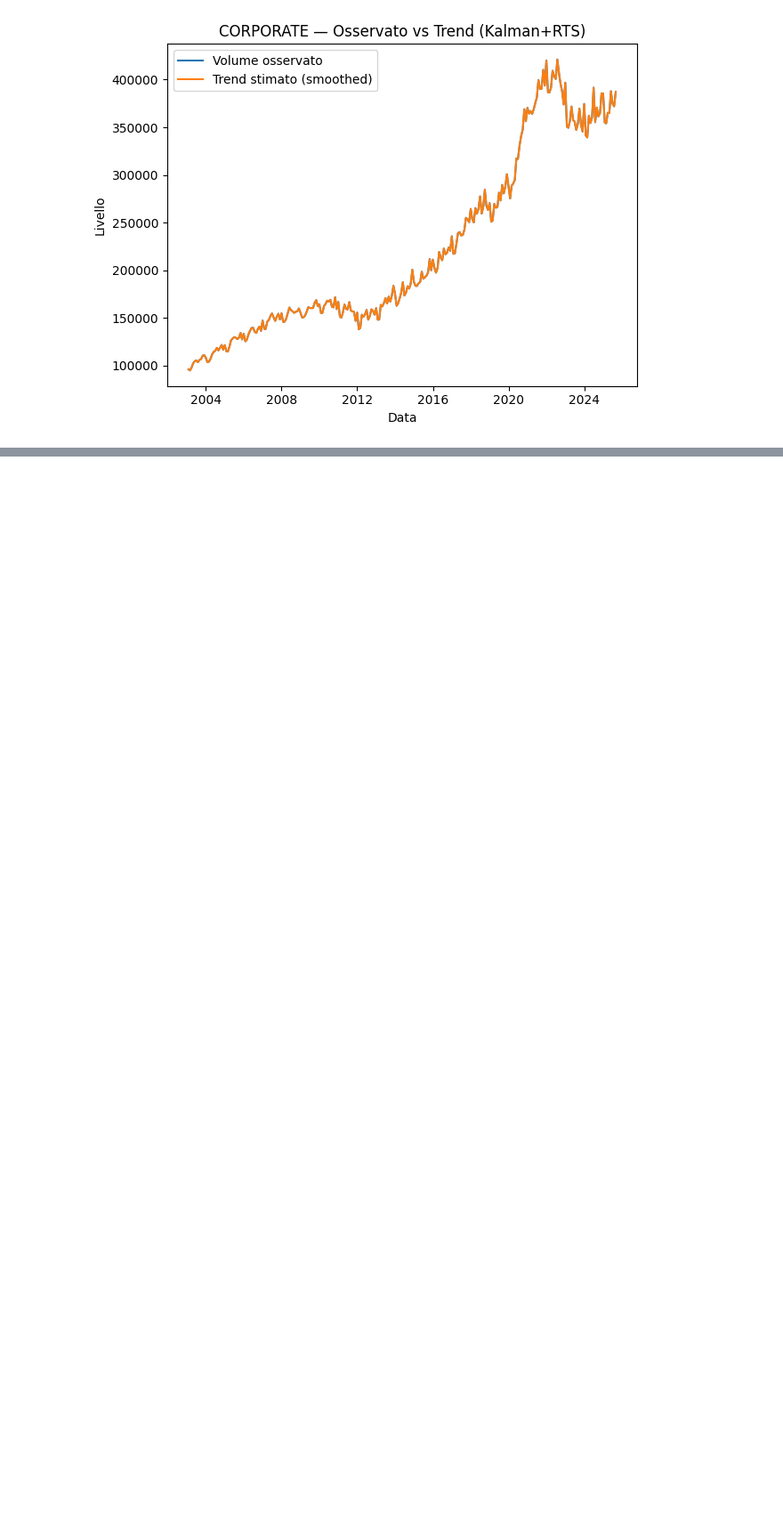
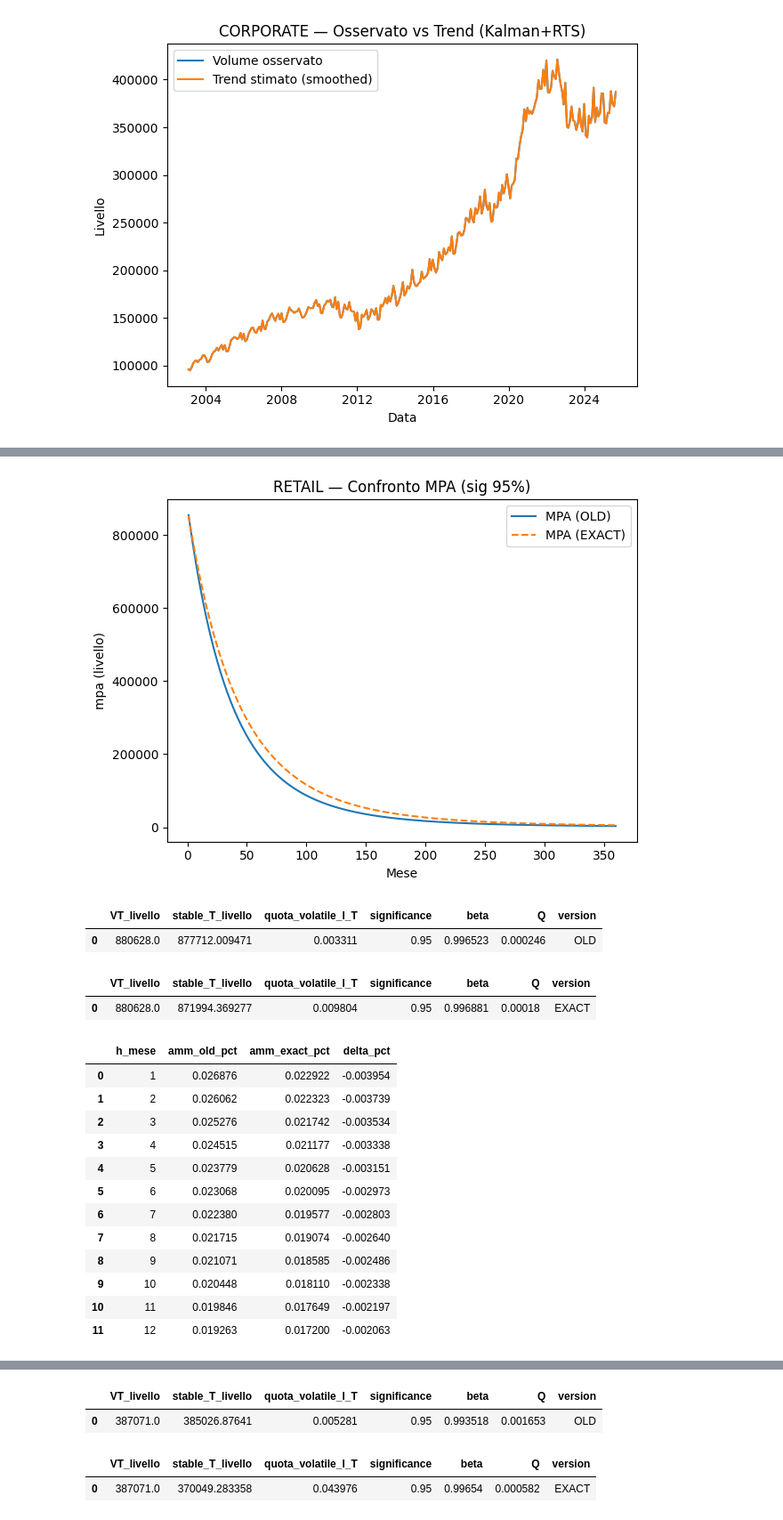
Before and after one commit to paperpills6/Modello-Comportamentale-NMD, a Jupyter notebook: Modello Volumi/Modello_Volumi.ipynb, the cells around one changed output, grey strips where cells are left out. Shown at 89% size. Saved outputs shown, nothing was run; the diff lists cells and outputs as text; code cells hidden in the pictures; blank space fills up the shorter version.

```diff
--- a/Modello Volumi/Modello_Volumi.ipynb
+++ b/Modello Volumi/Modello_Volumi.ipynb
@@ -529,0 +714,57 @@ corporate_step4 = run_step4_for("CORPORATE", corporate_step2, corporate_res)
+# %%
+# Confronto MPA/ammortamenti old vs exact per una sola significance (es. 95%)
+import matplotlib.pyplot as plt
+import pandas as pd
+
+def compare_mpa(step2_df, res_old, res_new, name, sig=0.95, H=360):
+    v_log = step2_df["v_log"].values.astype(float)
+
+    # Calcolo profili con i due set di parametri
+    sum_old, sch_old = stable_volatile_and_mpa(v_log, res_old.xs, res_old.Ps,
+                                               res_old.params.beta, res_old.params.Q,
+                                               horizons=H, significance=sig)
+    sum_new, sch_new = stable_volatile_and_mpa(v_log, res_new.xs, res_new.Ps,
+                                               res_new.params.beta, res_new.params.Q,
+                                               horizons=H, significance=sig)
+
+    # Grafico MPA (livello)
+    plt.figure()
+    plt.plot(sch_old["h_mese"], sch_old["mpa_livello"], label="MPA (OLD)")
+    plt.plot(sch_new["h_mese"], sch_new["mpa_livello"], label="MPA (EXACT)", linestyle="--")
+    plt.title(f"{name} — Confronto MPA (sig {int(sig*100)}%)")
+    plt.xlabel("Mese"); plt.ylabel("mpa (livello)"); plt.legend()
+    plt.tight_layout(); plt.show()
+
+    # Tabelle sintetiche (summary) e primi 12 mesi di ammortamento
+    display(sum_old.assign(version="OLD"))
+    display(sum_new.assign(version="EXACT"))
+    head_cmp = pd.DataFrame({
+        "h_mese": sch_old["h_mese"].head(12),
+        "amm_old_pct": sch_old["ammortamento_pct"].head(12),
+        "amm_exact_pct": sch_new["ammortamento_pct"].head(12),
+        "delta_pct": (sch_new["ammortamento_pct"] - sch_old["ammortamento_pct"]).head(12),
+    })
+    display(head_cmp)
+
+# Esempi di confronto
+compare_mpa(retail_step2,    retail_res,    retail_res_exact,    "RETAIL",    sig=0.95, H=HOLDING_PERIOD)
+compare_mpa(corporate_step2, corporate_res, corporate_res_exact, "CORPORATE", sig=0.95, H=HOLDING_PERIOD)
+# %% [output]
+[figure, added]
+|  | VT_livello | stable_T_livello | quota_volatile_l_T | significance | beta | Q | version |
+| 0 | 880628.0 | 877712.009471 | 0.003311 | 0.95 | 0.996523 | 0.000246 | OLD |
+|  | VT_livello | stable_T_livello | quota_volatile_l_T | significance | beta | Q | version |
+| 0 | 880628.0 | 871994.369277 | 0.009804 | 0.95 | 0.996881 | 0.00018 | EXACT |
+|  | h_mese | amm_old_pct | amm_exact_pct | delta_pct |
+| 0 | 1 | 0.026876 | 0.022922 | -0.003954 |
+| 1 | 2 | 0.026062 | 0.022323 | -0.003739 |
+| 2 | 3 | 0.025276 | 0.021742 | -0.003534 |
+| 3 | 4 | 0.024515 | 0.021177 | -0.003338 |
+| 4 | 5 | 0.023779 | 0.020628 | -0.003151 |
+| 5 | 6 | 0.023068 | 0.020095 | -0.002973 |
+| 6 | 7 | 0.022380 | 0.019577 | -0.002803 |
+| 7 | 8 | 0.021715 | 0.019074 | -0.002640 |
+| 8 | 9 | 0.021071 | 0.018585 | -0.002486 |
+| 9 | 10 | 0.020448 | 0.018110 | -0.002338 |
+| 10 | 11 | 0.019846 | 0.017649 | -0.002197 |
+| 11 | 12 | 0.019263 | 0.017200 | -0.002063 |
@@ -529,0 +772,4 @@ corporate_step4 = run_step4_for("CORPORATE", corporate_step2, corporate_res)
+|  | VT_livello | stable_T_livello | quota_volatile_l_T | significance | beta | Q | version |
+| 0 | 387071.0 | 385026.87641 | 0.005281 | 0.95 | 0.993518 | 0.001653 | OLD |
+|  | VT_livello | stable_T_livello | quota_volatile_l_T | significance | beta | Q | version |
+| 0 | 387071.0 | 370049.283358 | 0.043976 | 0.95 | 0.99654 | 0.000582 | EXACT |
```
Also changed, not shown: parts of 8 cells of this notebook.
